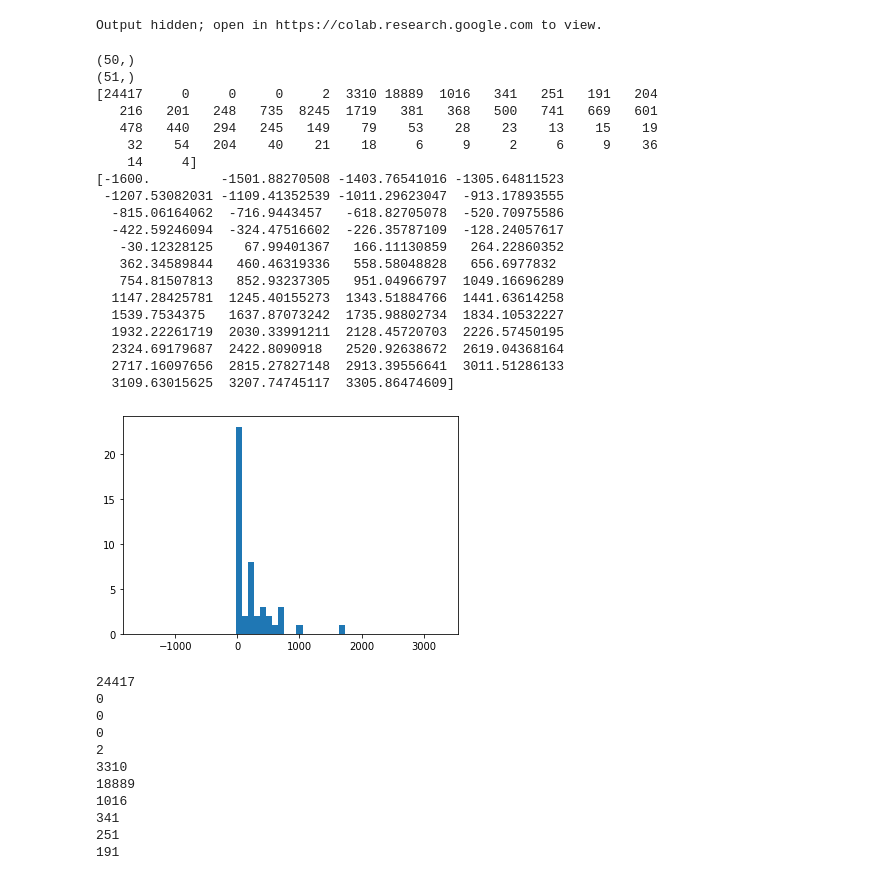
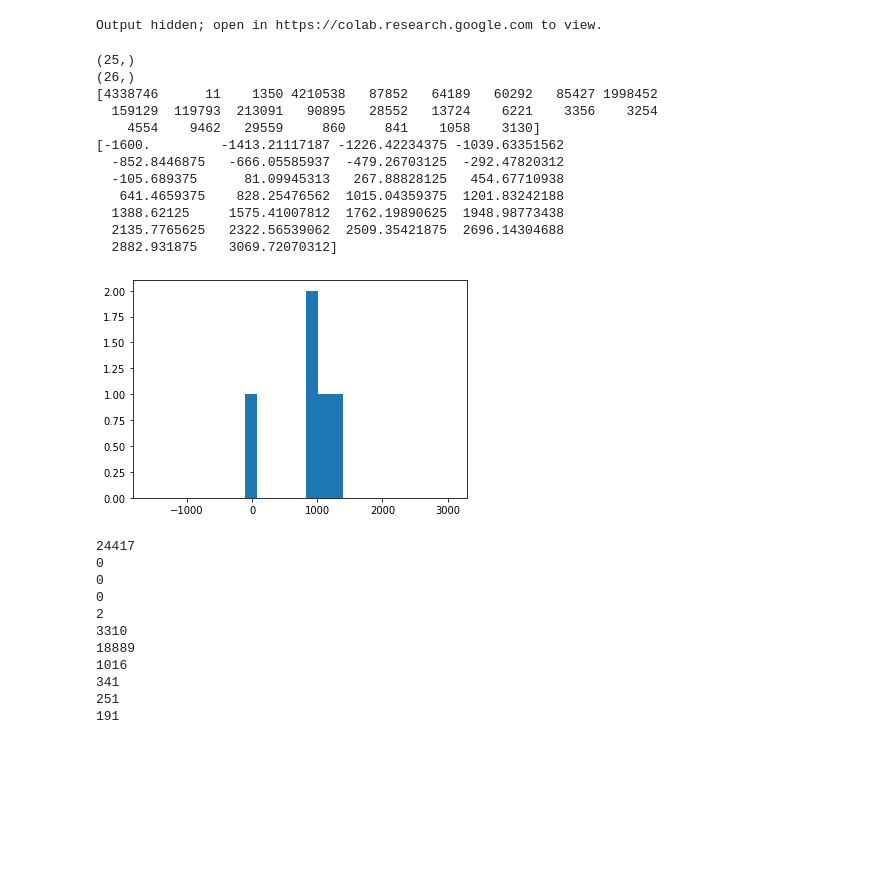
Before and after one commit to wspeier1/BE223A_2019, a Jupyter notebook: CT_Segmentation/read_NIFTI.ipynb, the cells around one changed output. Cells and saved outputs as stored; diff of their text form; code cells hidden in the pictures; blank space fills up the shorter version.

```diff
--- a/CT_Segmentation/read_NIFTI.ipynb
+++ b/CT_Segmentation/read_NIFTI.ipynb
@@ -778,35 +881,27 @@ Output hidden; open in https://colab.research.google.com to view.
 # %%
 '''
 HISTOGRAM INFORMATION
 '''
-hist,bins=np.histogram(stacked[:,:,140],50)
+hist,bins=np.histogram(erd_data,25) #stacked[:,:,140],100)
 plt.hist(hist,bins)
 print(np.shape(hist))
 print(np.shape(bins))
 print(hist)
 print(bins)
 # %% [output]
-(50,)
-(51,)
-[24417     0     0     0     2  3310 18889  1016   341   251   191   204
-   216   201   248   735  8245  1719   381   368   500   741   669   601
-   478   440   294   245   149    79    53    28    23    13    15    19
-    32    54   204    40    21    18     6     9     2     6     9    36
-    14     4]
-[-1600.         -1501.88270508 -1403.76541016 -1305.64811523
- -1207.53082031 -1109.41352539 -1011.29623047  -913.17893555
-  -815.06164062  -716.9443457   -618.82705078  -520.70975586
-  -422.59246094  -324.47516602  -226.35787109  -128.24057617
-   -30.12328125    67.99401367   166.11130859   264.22860352
-   362.34589844   460.46319336   558.58048828   656.6977832
-   754.81507813   852.93237305   951.04966797  1049.16696289
-  1147.28425781  1245.40155273  1343.51884766  1441.63614258
-  1539.7534375   1637.87073242  1735.98802734  1834.10532227
-  1932.22261719  2030.33991211  2128.45720703  2226.57450195
-  2324.69179687  2422.8090918   2520.92638672  2619.04368164
-  2717.16097656  2815.27827148  2913.39556641  3011.51286133
-  3109.63015625  3207.74745117  3305.86474609]
+(25,)
+(26,)
+[4338746      11    1350 4210538   87852   64189   60292   85427 1998452
+  159129  119793  213091   90895   28552   13724    6221    3356    3254
+    4554    9462   29559     860     841    1058    3130]
+[-1600.         -1413.21117187 -1226.42234375 -1039.63351562
+  -852.8446875   -666.05585937  -479.26703125  -292.47820312
+  -105.689375      81.09945313   267.88828125   454.67710938
+   641.4659375    828.25476562  1015.04359375  1201.83242188
+  1388.62125     1575.41007812  1762.19890625  1948.98773438
+  2135.7765625   2322.56539062  2509.35421875  2696.14304688
+  2882.931875    3069.72070312]
-[figure, old version]
+[figure, new version]
 # %%
 for ii, enum in enumerate(hist):
     current_bin = enum
```
Also changed, not shown: parts of 7 cells of this notebook.
